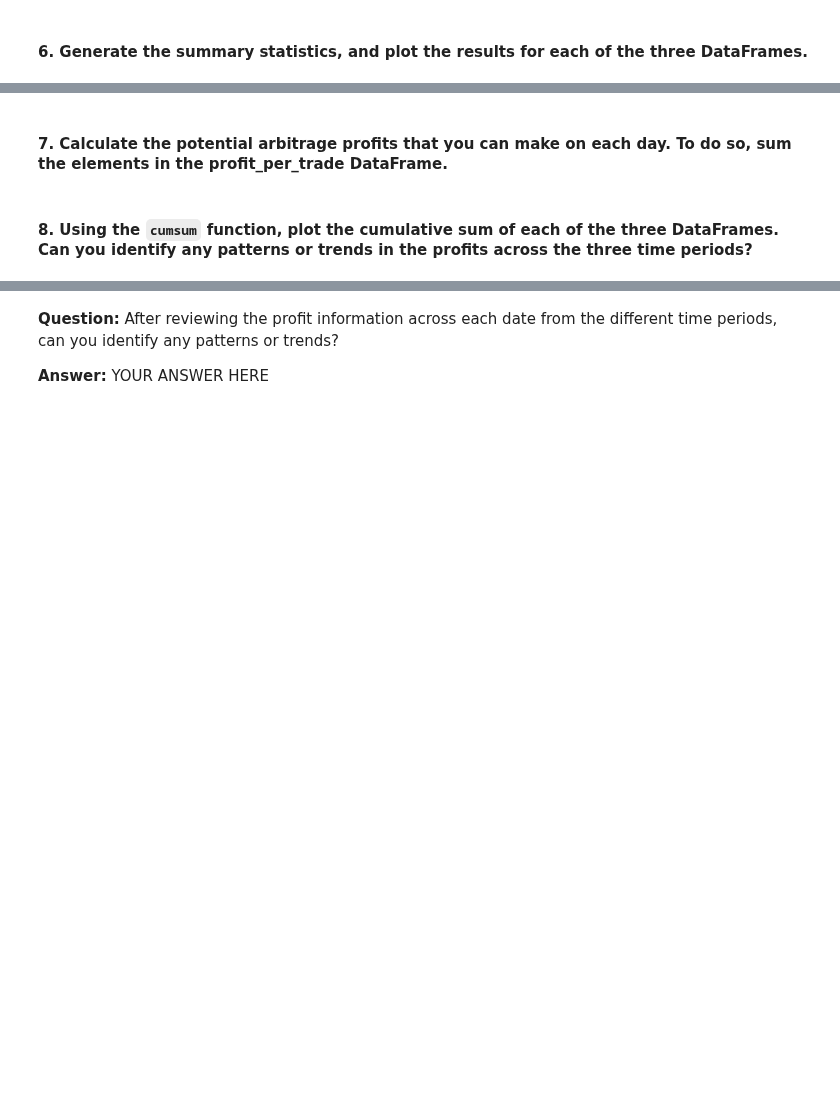
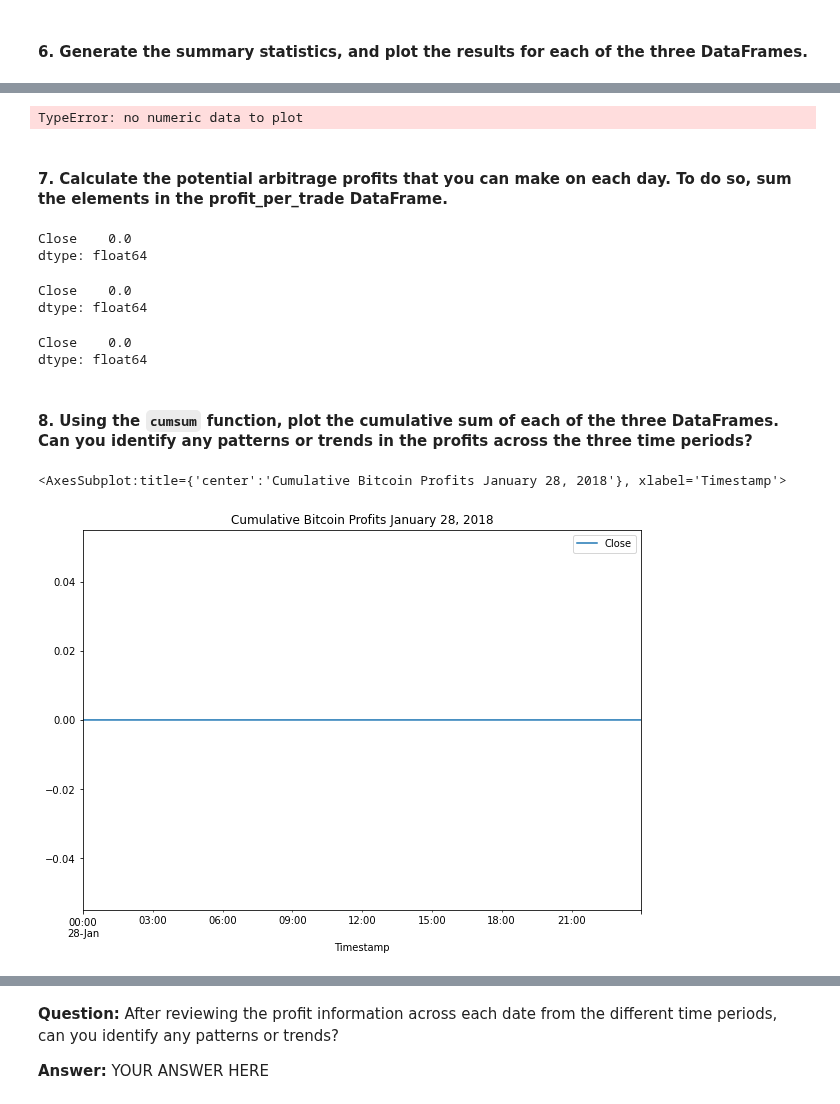
Before and after one commit to DigitalGoldRush/Module_3_Challenge, a Jupyter notebook: Module 3 Challenge/Starter_Code/crypto_arbitrage.ipynb, the cells around one changed output, grey strips where cells are left out. Drawn from its saved outputs; the diff is of its cells as text; code cells hidden in the pictures; blank space fills up the shorter version.

```diff
--- a/Module 3 Challenge/Starter_Code/crypto_arbitrage.ipynb
+++ b/Module 3 Challenge/Starter_Code/crypto_arbitrage.ipynb
@@ -587,8 +734,28 @@ profit_per_trade_late = # YOUR CODE HERE
+# %%
+# Plot the results for the late profit per trade DataFrame
+profit_per_trade_late.plot(figsize=(10, 7), title="Bitcoin Profits March 28, 2018")
+# %% [output]
+TypeError: no numeric data to plot
 # %% [markdown]
 #### 7. Calculate the potential arbitrage profits that you can make on each day. To do so, sum the elements in the profit_per_trade DataFrame.
 # %%
 # Calculate the sum of the potential profits for the early profit per trade DataFrame
-# YOUR CODE HERE
+profit_per_trade_early.sum()
+# %% [output]
+Close    0.0
+dtype: float64
+# %%
+# Calculate the sum of the potential profits for the middle profit per trade DataFrame
+profit_per_trade_middle.sum()
+# %% [output]
+Close    0.0
+dtype: float64
+# %%
+# Calculate the sum of the potential profits for the late profit per trade DataFrame
+profit_per_trade_late.sum()
+# %% [output]
+Close    0.0
+dtype: float64
 # %% [markdown]
 #### 8. Using the `cumsum` function, plot the cumulative sum of each of the three DataFrames. Can you identify any patterns or trends in the profits across the three time periods?
 # %%
@@ -597,3 +764,6 @@ cumulative_profit_early = # YOUR CODE HERE
 # %%
 # Plot the cumulative sum of profits for the early profit per trade DataFrame
-# YOUR CODE HERE
+profit_per_trade_early.plot(figsize=(10, 7), title="Cumulative Bitcoin Profits January 28, 2018")
+# %% [output]
+<AxesSubplot:title={'center':'Cumulative Bitcoin Profits January 28, 2018'}, xlabel='Timestamp'>
+[figure, added]
```
Also changed, not shown: parts of 32 cells of this notebook.
